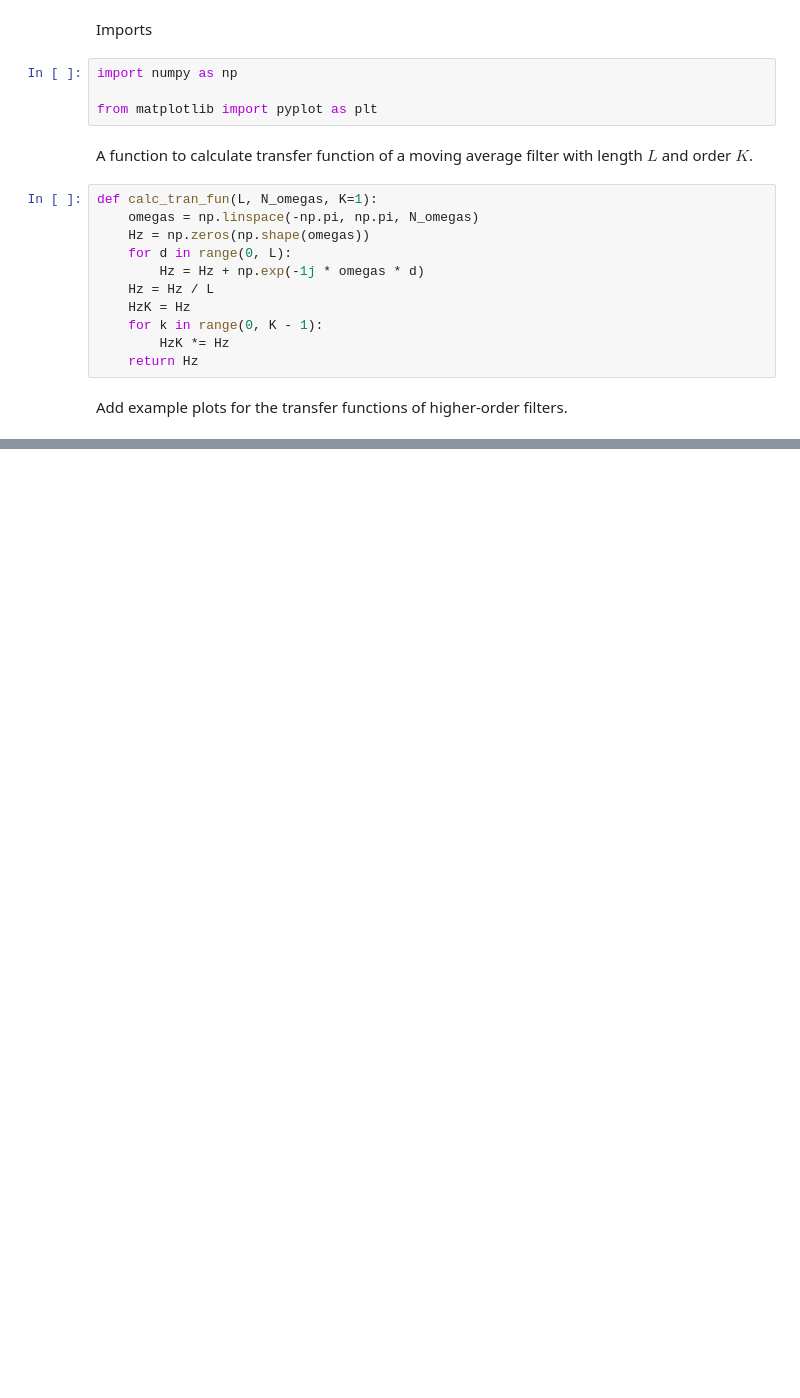
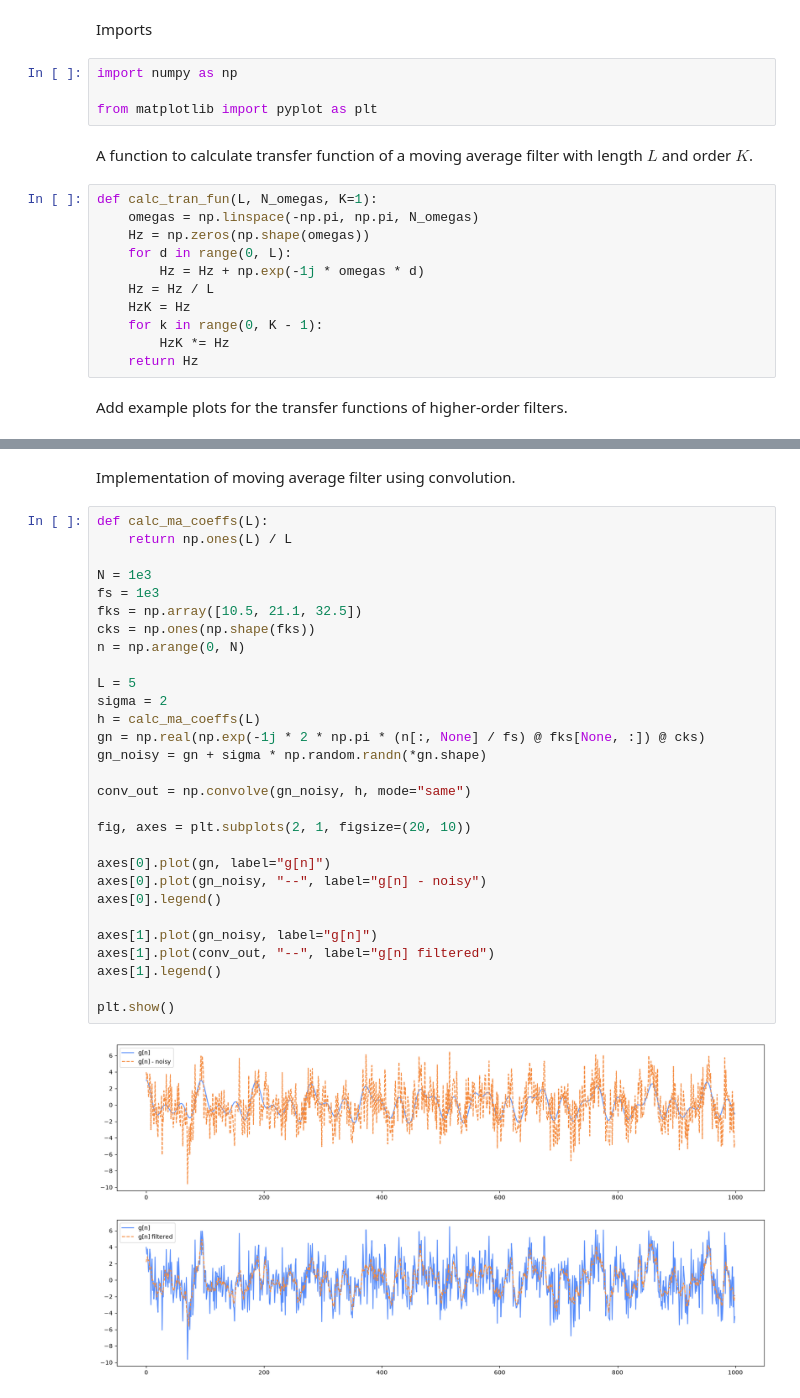
Before and after one commit to Sheffield-Chip-Design-Team/chipathon-2026-lora-mimo, a Jupyter notebook: lora-mimo/gnu-radio/cic-filter-sim/cic_filter.ipynb, the cells around one changed output, grey strips where cells are left out. Saved outputs shown, nothing was run; the diff lists cells and outputs as text; blank space fills up the shorter version.

```diff
--- a/lora-mimo/gnu-radio/cic-filter-sim/cic_filter.ipynb
+++ b/lora-mimo/gnu-radio/cic-filter-sim/cic_filter.ipynb
@@ -73,0 +74,33 @@ plt.show()
+# %% [markdown]
+Implementation of moving average filter using convolution.
+# %%
+def calc_ma_coeffs(L):
+    return np.ones(L) / L
+
+N = 1e3
+fs = 1e3
+fks = np.array([10.5, 21.1, 32.5])
+cks = np.ones(np.shape(fks))
+n = np.arange(0, N)
+
+L = 5
+sigma = 2
+h = calc_ma_coeffs(L)
+gn = np.real(np.exp(-1j * 2 * np.pi * (n[:, None] / fs) @ fks[None, :]) @ cks)
+gn_noisy = gn + sigma * np.random.randn(*gn.shape)
+
+conv_out = np.convolve(gn_noisy, h, mode="same")
+
+fig, axes = plt.subplots(2, 1, figsize=(20, 10))
+
+axes[0].plot(gn, label="g[n]")
+axes[0].plot(gn_noisy, "--", label="g[n] - noisy")
+axes[0].legend()
+
+axes[1].plot(gn_noisy, label="g[n]")
+axes[1].plot(conv_out, "--", label="g[n] filtered")
+axes[1].legend()
+
+plt.show()
+# %% [output]
+[figure, added]
```
Also changed, not shown: parts of 4 cells of this notebook, 1 other file.
